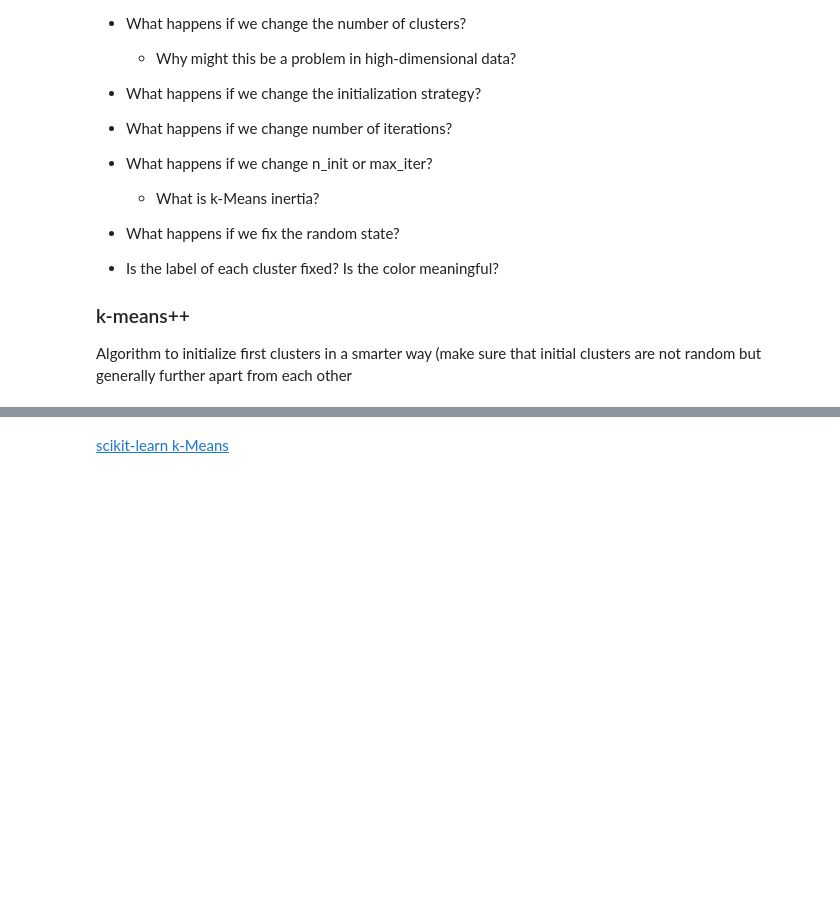
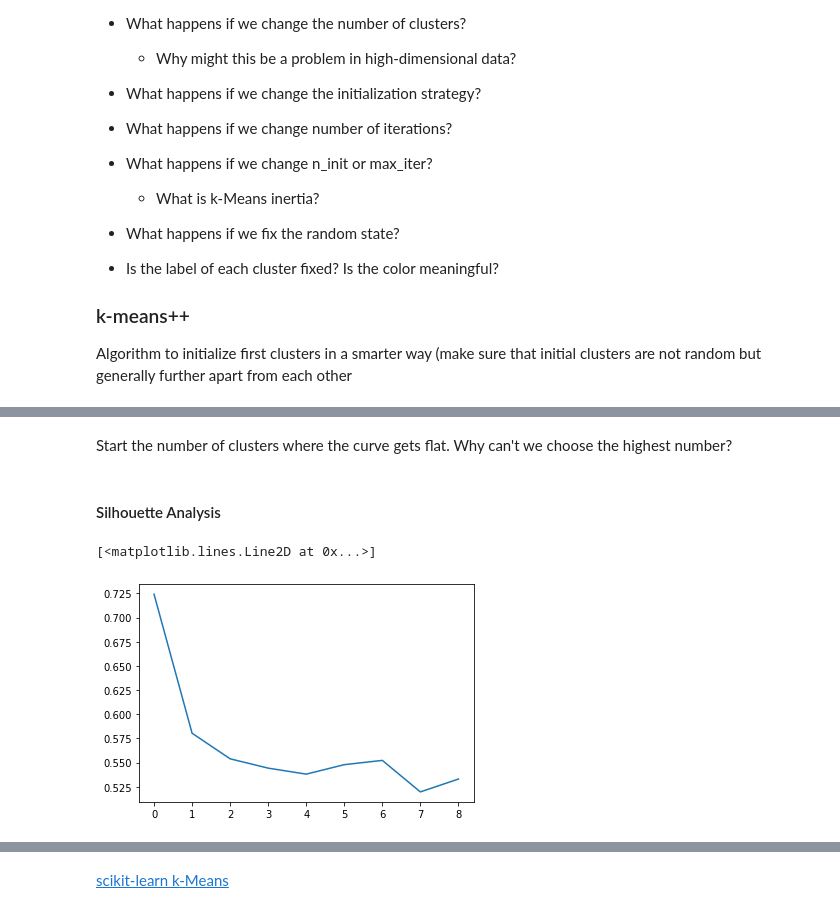
Before and after one commit to habichta/unilu_unsupervised_learning, a Jupyter notebook: src/K-Means.ipynb, the cells around one changed output, grey strips where cells are left out. Saved outputs shown, nothing was run; the diff lists cells and outputs as text; code cells hidden in the pictures; blank space fills up the shorter version.

```diff
--- a/src/K-Means.ipynb
+++ b/src/K-Means.ipynb
@@ -85,0 +109,16 @@ Algorithm to initialize first clusters in a smarter way (make sure that initial
+# %% [markdown]
+Start the number of clusters where the curve gets flat. Why can't we choose the highest number?
+# %% [markdown]
+#### Silhouette Analysis
+# %%
+silhouette_coefficients = []
+for k in range(2, 11):
+    kmeans = KMeans(n_clusters=k)
+    kmeans.fit(old_faithful_data)
+    score = silhouette_score(old_faithful_data, kmeans.labels_)
+    silhouette_coefficients.append(score)
+
+plt.plot(silhouette_coefficients)
+# %% [output]
+[<matplotlib.lines.Line2D at 0x...>]
+[figure, added]
```
Also changed, not shown: parts of 5 cells of this notebook.
